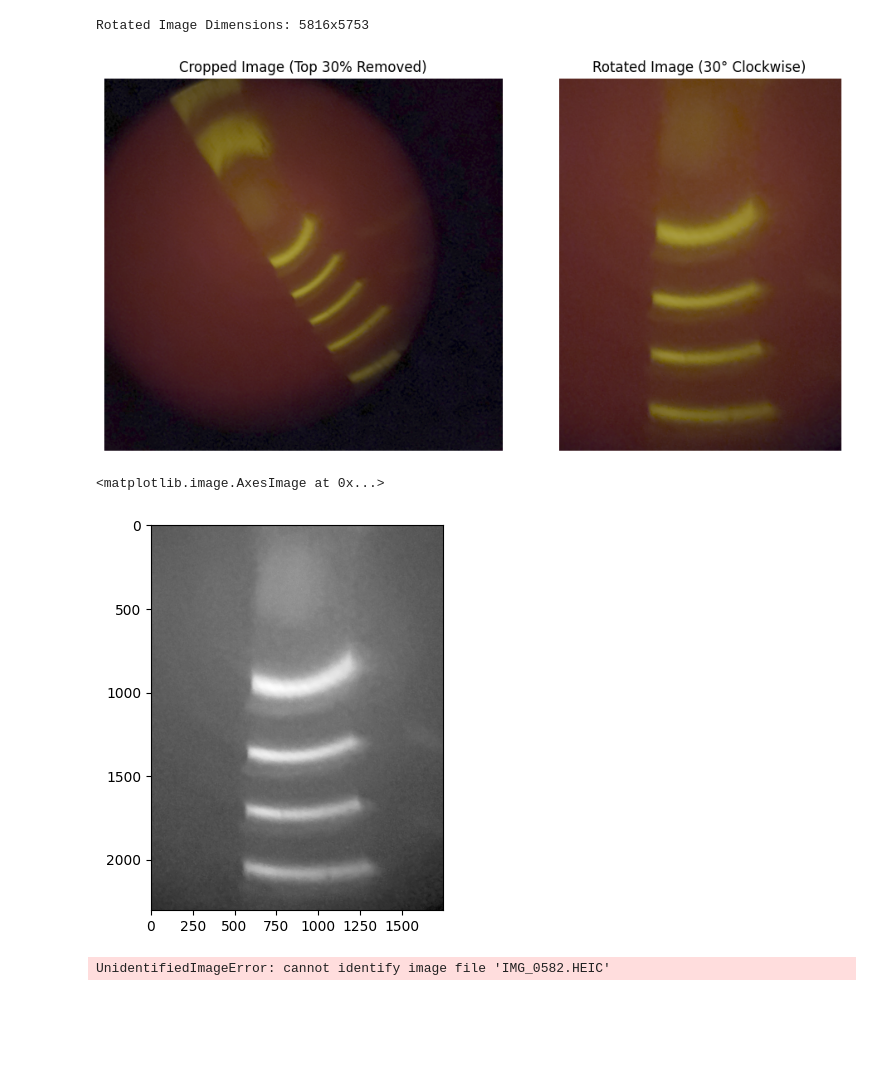
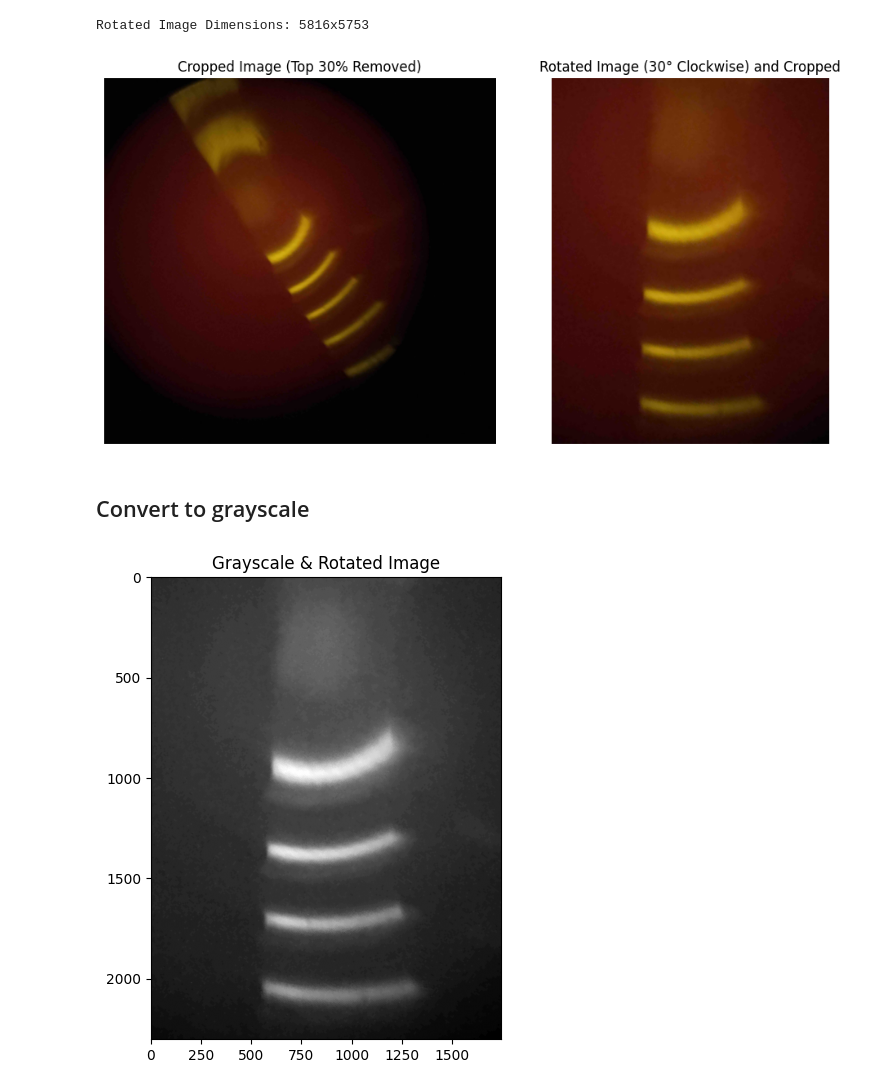
Before and after one commit to williamlittle423/zeeman_effect, a Jupyter notebook: data_analysis/image_analysis.ipynb, the cells around one changed output. Cells and saved outputs as stored; diff of their text form; code cells hidden in the pictures; blank space fills up the shorter version.

```diff
--- a/data_analysis/image_analysis.ipynb
+++ b/data_analysis/image_analysis.ipynb
@@ -4,7 +4,7 @@ import numpy as np
 from matplotlib import pyplot as plt
 
 # Load the input image
-image = cv2.imread('pattern_0.png')
+image = cv2.imread('pattern_0.jpg')
 
 # Crop the top 30% of the image
 height, width = image.shape[:2]
@@ -51,34 +51,17 @@ plt.tight_layout()
 plt.show()
 # %% [output]
 Rotated Image Dimensions: 5816x5753
-[figure, old version]
+[figure, new version]
+# %% [markdown]
+## Convert to grayscale
 # %%
 # Convert rotated image to grayscale
 gray_image = cv2.cvtColor(rotated_image, cv2.COLOR_BGR2GRAY)
 
 # Plot the grayscale image
-plt.figure(figsize=(10, 5))
+plt.figure(figsize=(5, 6))
 plt.imshow(gray_image, cmap='gray')
+plt.title('Grayscale & Rotated Image')
+plt.savefig('gray_rotated_image.png')
 # %% [output]
-<matplotlib.image.AxesImage at 0x...>
-[figure, old version]
+[figure, new version]
-# %%
-from PIL import Image
-import pillow_heif
-
-# Load the HEIC image
-heic_file = "IMG_0582.HEIC"  # Replace with your HEIC file name
-image = Image.open(heic_file)
-
-# Resize the image to reduce size (e.g., 50% of original dimensions)
-new_width = image.width // 2
-new_height = image.height // 2
-resized_image = image.resize((new_width, new_height), Image.ANTIALIAS)
-
-# Save as PNG with optimized settings
-output_file = "output_image.png"  # Output file name
-resized_image.save(output_file, format="PNG", optimize=True)
-
-print(f"Converted and resized image saved as: {output_file}")
-# %% [output]
-UnidentifiedImageError: cannot identify image file 'IMG_0582.HEIC'
```
Also changed, not shown: parts of 1 cell of this notebook, 5 other files.
